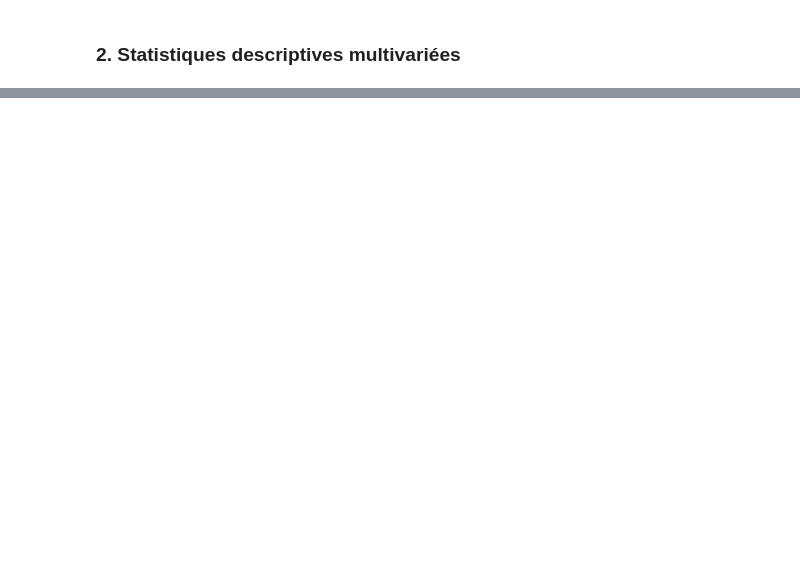
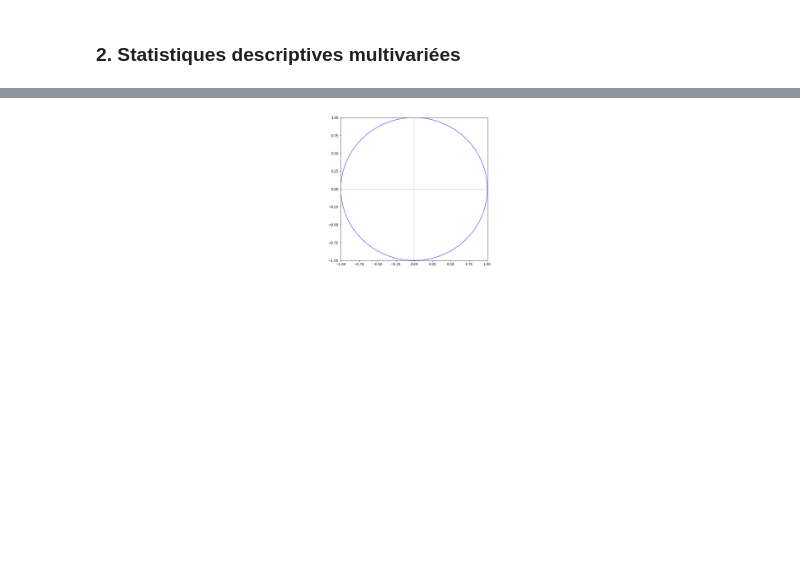
Before and after one commit to cecilepillard/2020_Energy, a Jupyter notebook: Python-Energy-G1.ipynb, the cells around one changed output, grey strips where cells are left out. Cells and saved outputs as stored; diff of their text form; code cells hidden in the pictures; blank space fills up the shorter version.

```diff
--- a/Python-Energy-G1.ipynb
+++ b/Python-Energy-G1.ipynb
@@ -245,0 +296,2 @@ Name: orientation, dtype: int64
+# %%
+x = x.drop("Roof.area", axis=1)
@@ -245,0 +346,8 @@ Name: orientation, dtype: int64
+# %%
+scaler = StandardScaler()
+scaler.fit(x[['Relative.compactness', 'Surface.area', 'Wall.area', 'Glazing.area']])
+X_scaler = scaler.transform(x[['Relative.compactness', 'Surface.area', 'Wall.area', 'Glazing.area']])
+
+pca = PCA()
+pca.fit_transform(X_scaler);
+#pq Energy.efficiency dans le R vu que c'est la variable réponse ?
@@ -245,0 +367,7 @@ Name: orientation, dtype: int64
+# %%
+sqrt_eigval = np.sqrt(pca.singular_values_)
+
+corvar = np.zeros((4,4))
+
+for k in range(4):
+    corvar[:,k] = pca.components_[k,:] * sqrt_eigval[k]
@@ -245,0 +385,20 @@ Name: orientation, dtype: int64
+# %%
+X = x[['Relative.compactness', 'Surface.area', 'Wall.area', 'Glazing.area']]
+# %%
+fig, axes = plt.subplots(figsize=(8,8))
+axes.set_xlim(-1,1)
+axes.set_ylim(-1,1)
+#affichage des étiquettes (noms des variables)
+for j in range(4):
+    plt.annotate(X.columns[j],(corvar[j,0],corvar[j,1]))
+#ajouter les axes
+plt.plot([-1,1],[0,0],color='silver',linestyle='-',linewidth=1)
+plt.plot([0,0],[-1,1],color='silver',linestyle='-',linewidth=1)
+
+#ajouter un cercle
+cercle = plt.Circle((0,0),1,color='blue',fill=False)
+axes.add_artist(cercle)
+#affichage
+plt.show()
+# %% [output]
+[figure, added]
```
Also changed, not shown: parts of 152 cells of this notebook.
